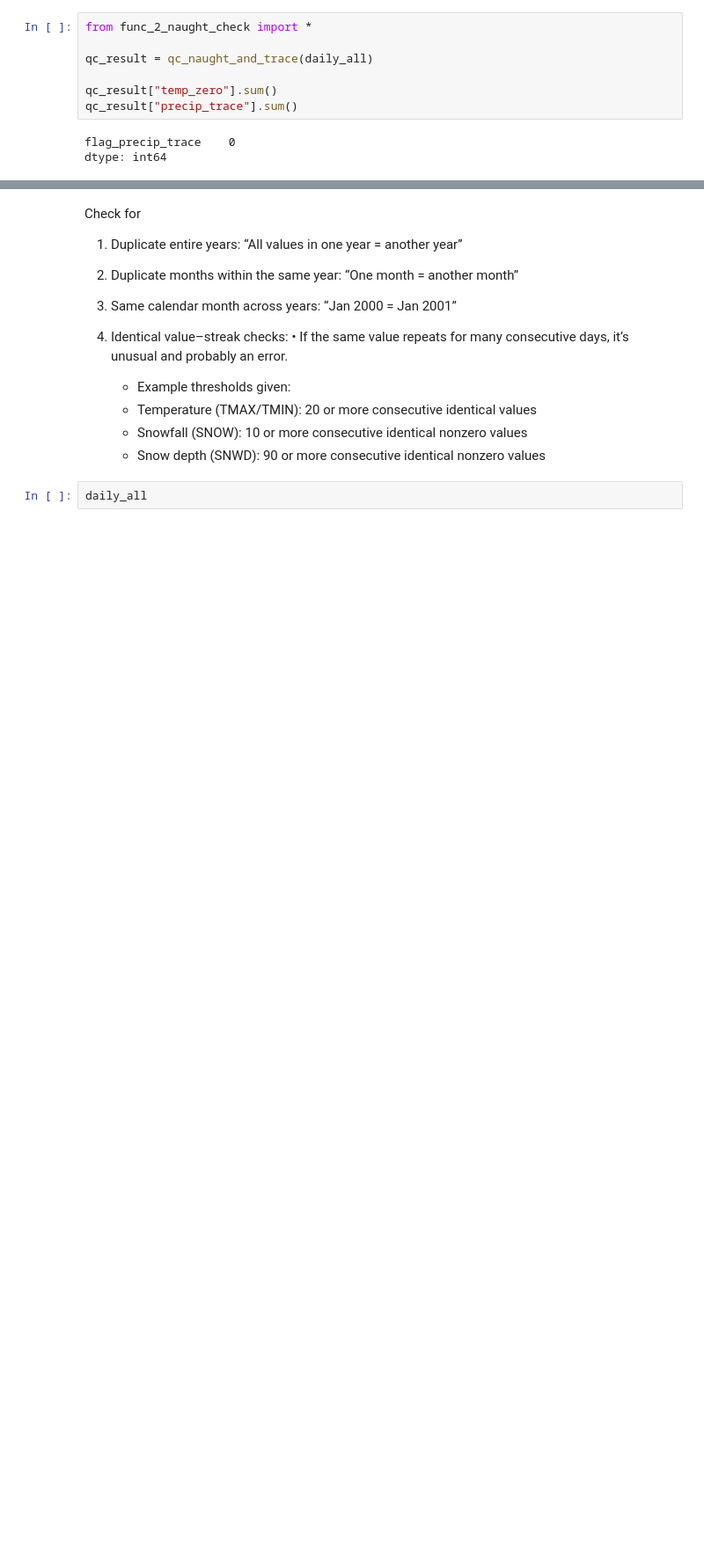
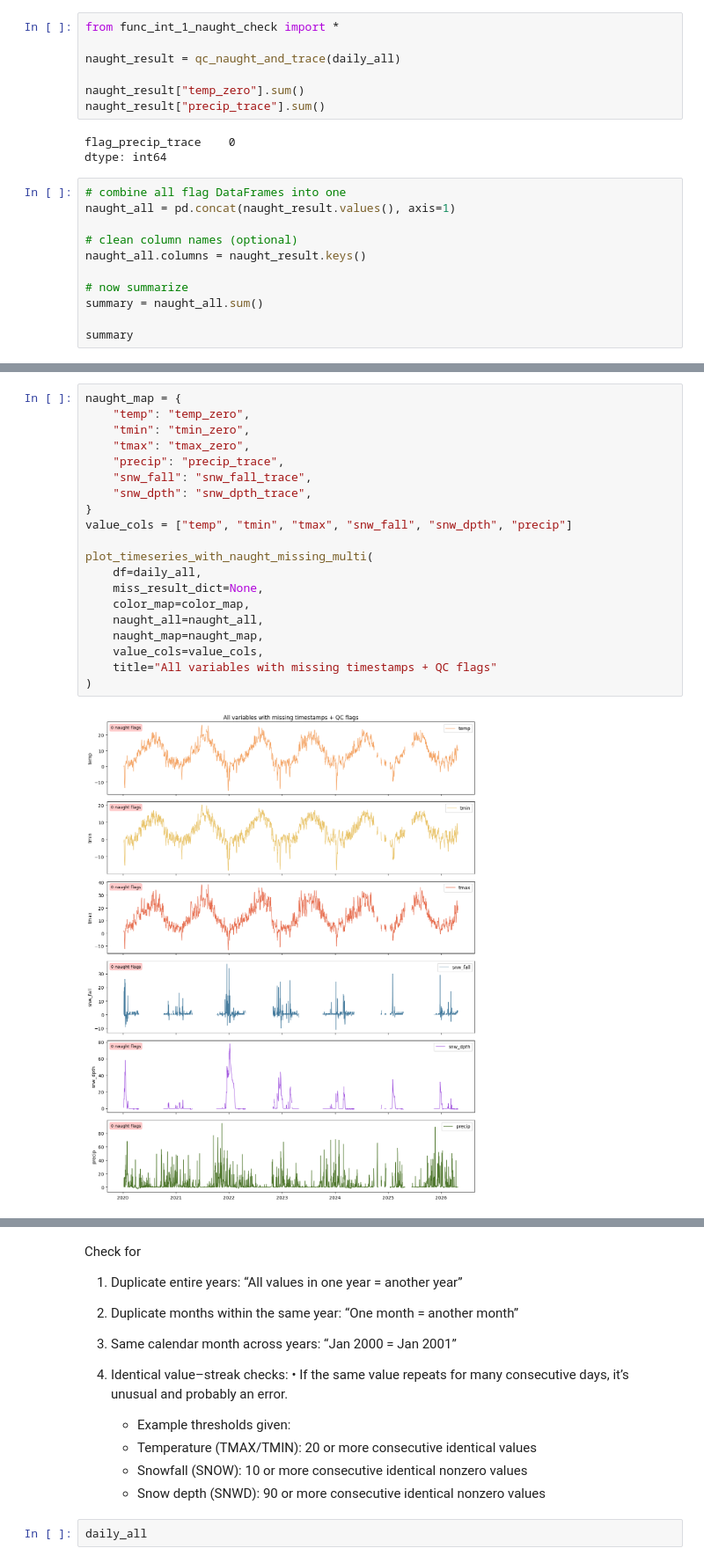
Before and after one commit to pacificclimate/crmprtd, a Jupyter notebook: Quanlity_Control/single_station/1.station_all_variable_qc.ipynb, the cells around one changed output, grey strips where cells are left out. Shown at 88% size. Saved outputs shown, nothing was run; the diff lists cells and outputs as text; blank space fills up the shorter version.

Commit message:
Single_station_check_1_2

```diff
--- a/Quanlity_Control/single_station/1.station_all_variable_qc.ipynb
+++ b/Quanlity_Control/single_station/1.station_all_variable_qc.ipynb
@@ -242,10 +215,21 @@ plot_timeseries_with_missing_multi(
 # %%
-from func_2_naught_check import *
+from func_int_1_naught_check import *
 
-qc_result = qc_naught_and_trace(daily_all)
+naught_result = qc_naught_and_trace(daily_all)
 
-qc_result["temp_zero"].sum()
-qc_result["precip_trace"].sum()
+naught_result["temp_zero"].sum()
+naught_result["precip_trace"].sum()
 # %% [output]
 flag_precip_trace    0
 dtype: int64
+# %%
+# combine all flag DataFrames into one
+naught_all = pd.concat(naught_result.values(), axis=1)
+
+# clean column names (optional)
+naught_all.columns = naught_result.keys()
+
+# now summarize
+summary = naught_all.sum()
+
+summary
@@ -252 +246,23 @@ dtype: int64
+# %%
+naught_map = {
+    "temp": "temp_zero",
+    "tmin": "tmin_zero",
+    "tmax": "tmax_zero",
+    "precip": "precip_trace",
+    "snw_fall": "snw_fall_trace",
+    "snw_dpth": "snw_dpth_trace",
+}
+value_cols = ["temp", "tmin", "tmax", "snw_fall", "snw_dpth", "precip"]
+
+plot_timeseries_with_naught_missing_multi(
+    df=daily_all,
+    miss_result_dict=None,
+    color_map=color_map,
+    naught_all=naught_all,
+    naught_map=naught_map,
+    value_cols=value_cols,
+    title="All variables with missing timestamps + QC flags"
+)
+# %% [output]
+[figure, added]
 # %% [markdown]
```
Also changed, not shown: parts of 30 cells of this notebook, 11 other files.
